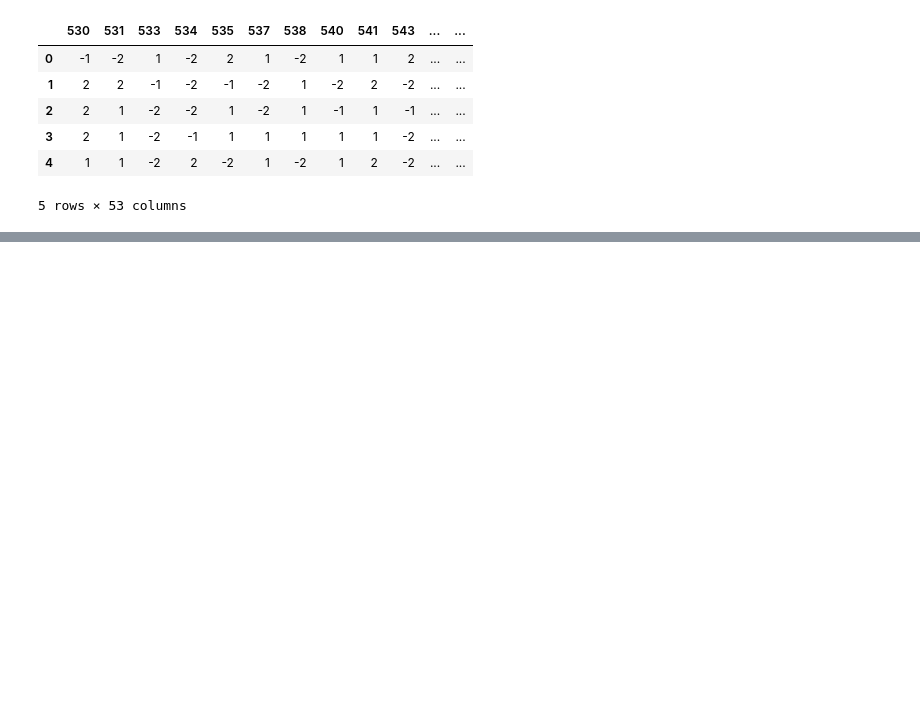
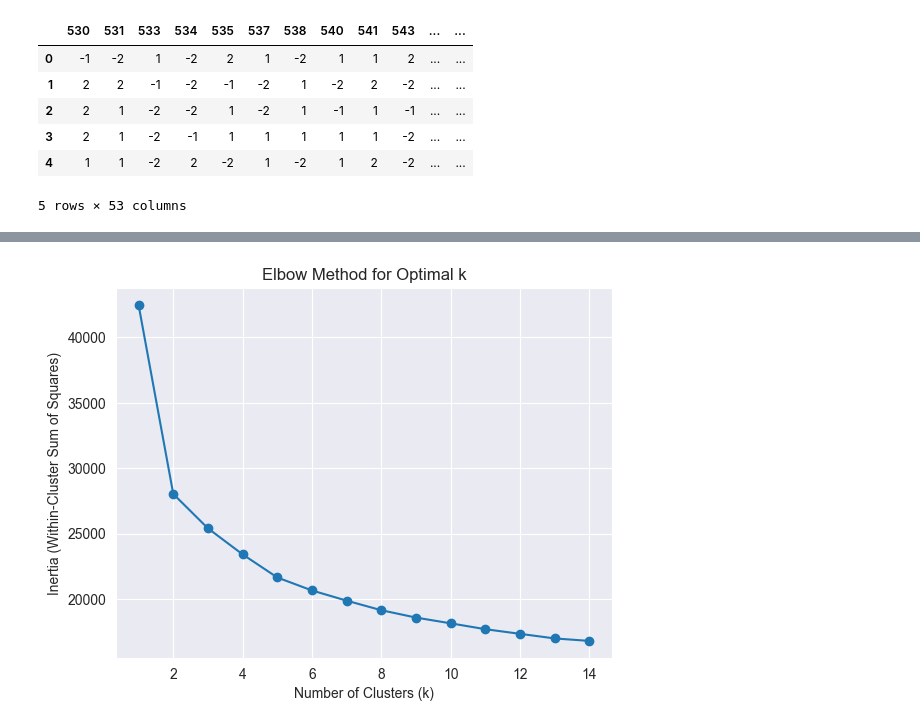
Before and after one commit to Sterup15/MAL1Workspace, a Jupyter notebook: MAL1Workspace/Assignment06/6. Candidate Test 2022 II.ipynb, the cells around one changed output, grey strips where cells are left out. Cells and saved outputs as stored; diff of their text form; code cells hidden in the pictures; blank space fills up the shorter version.

Commit message:
assignment06 finished

```diff
--- a/MAL1Workspace/Assignment06/6. Candidate Test 2022 II.ipynb
+++ b/MAL1Workspace/Assignment06/6. Candidate Test 2022 II.ipynb
@@ -204,0 +368,35 @@ Top 10 questions influencing PC2 (likely second ideological dimension):
+# %%
+## K-Means Clustering
+# We apply the elbow method to identify the optimal number of clusters (k).
+
+# 💡 Explanation:
+# - The K-Means algorithm tries to group similar data points by minimizing the "inertia" (within-cluster sum of squares).
+# - We test values of k from 1 to 14 to observe how inertia decreases.
+# - The "elbow point" in the plot indicates a good trade-off between low inertia and model simplicity.
+
+costs = []  # List to store inertia values for each k
+k_range = range(1, 15)  # Try cluster counts from 1 to 14
+
+for k in k_range:
+    # Initialize KMeans with:
+    # - k clusters
+    # - random_state for reproducibility
+    # - 'k-means++' for smarter centroid initialization
+    # - 15 restarts to ensure best result
+    kmeans = KMeans(n_clusters=k, random_state=761, init='k-means++', n_init=15)
+
+    # Fit model and compute cluster assignments
+    kmeans.fit_predict(x_Scaled)
+
+    # Append the inertia (sum of squared distances to nearest centroid)
+    costs.append(kmeans.inertia_)
+
+# Plotting the elbow curve
+plt.plot(k_range, costs, marker='o')
+plt.xlabel('Number of Clusters (k)')
+plt.ylabel('Inertia (Within-Cluster Sum of Squares)')
+plt.title('Elbow Method for Optimal k')
+plt.grid(True)
+plt.show()
+# %% [output]
+[figure, added]
```
Also changed, not shown: parts of 15 cells of this notebook.
